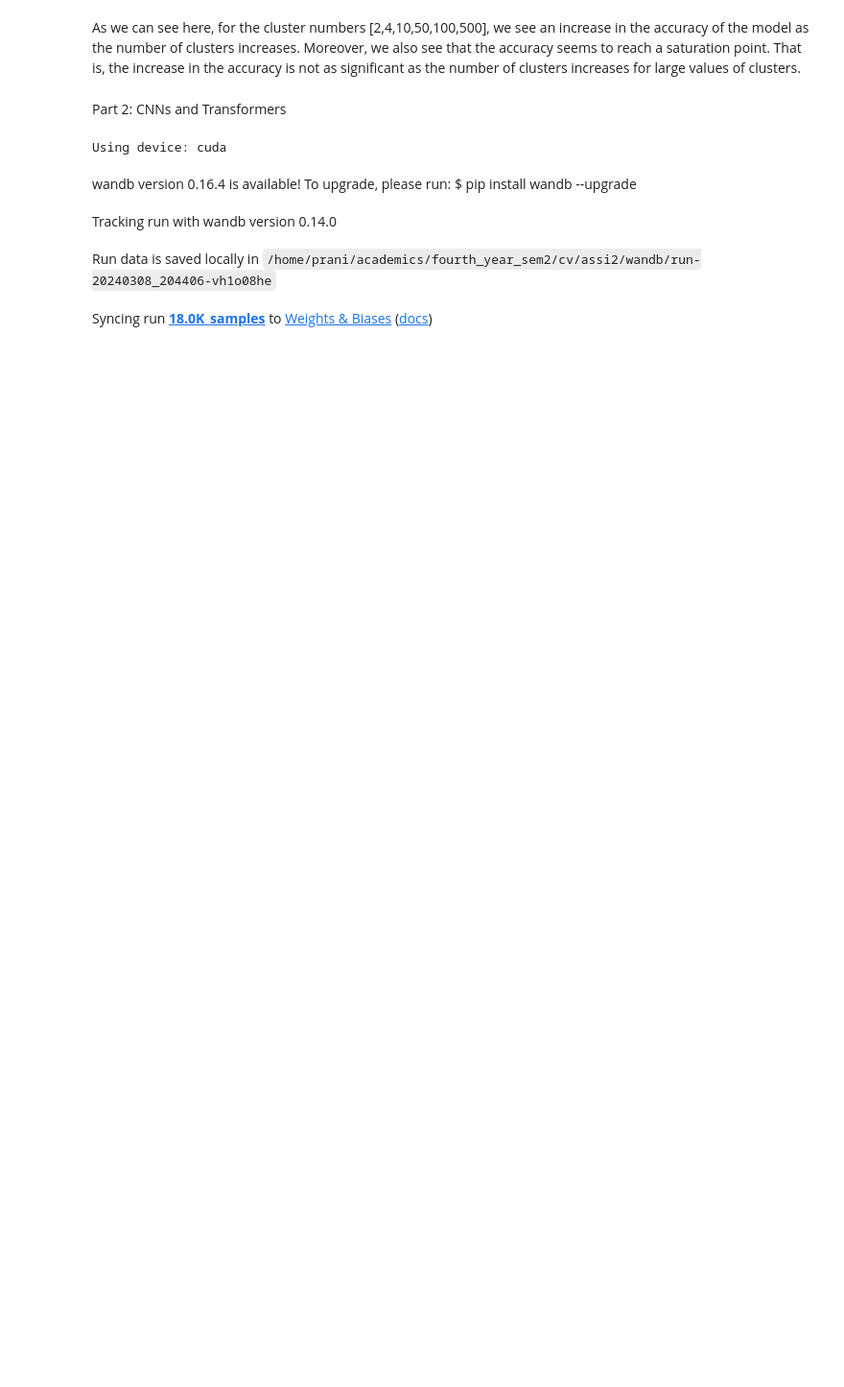
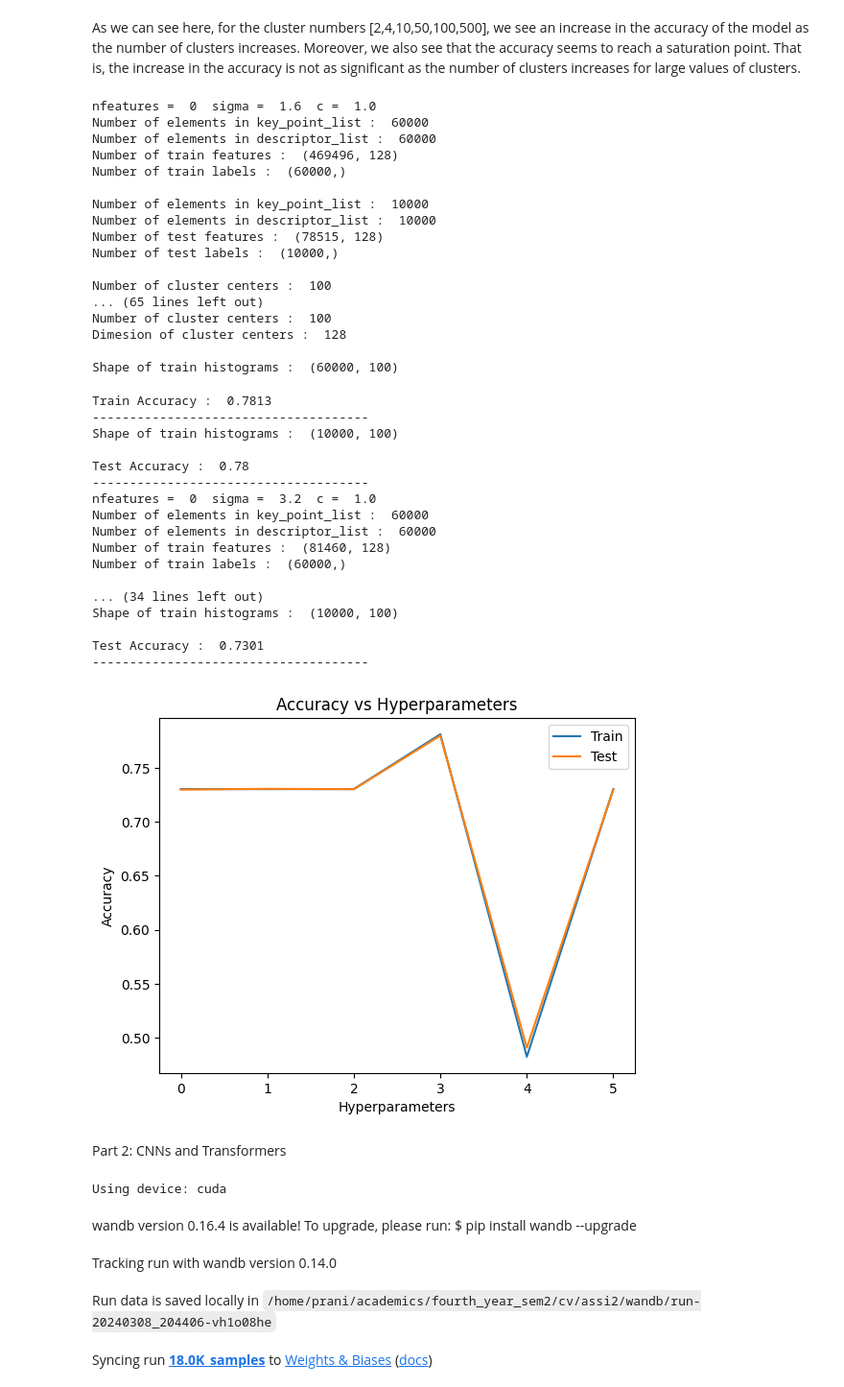
Before and after one commit to mkrishnapraneet/cv, a Jupyter notebook: assi2/assi2.ipynb, the cells around one changed output. Shown: that part at 96% size. Drawn from its saved outputs; the diff is of its cells as text; code cells hidden in the pictures; blank space fills up the shorter version.

```diff
--- a/assi2/assi2.ipynb
+++ b/assi2/assi2.ipynb
@@ -134,7 +140,7 @@ def make_histograms(descriptor_list, kmeans, k):
     print()
     return histograms
 
-def train_SVM(train_histograms, train_labels):
+def train_SVM(train_histograms, train_labels, c=1.0):
     # train a linear SVM for 10-way classification using the histograms
     svm = LinearSVC(random_state=42, max_iter=10000)
     svm.fit(train_histograms, train_labels)
@@ -196,5 +183,70 @@ Test Accuracy :  0.8356
 # %% [markdown]
 As we can see here, for the cluster numbers [2,4,10,50,100,500], we see an increase in the accuracy of the model as the number of clusters increases. Moreover, we also see that the accuracy seems to reach a saturation point. That is, the increase in the accuracy is not as significant as the number of clusters increases for large values of clusters.
+# %%
+part1_Hyp = []  # each element is a list containing [nfeatures, sigma, c]
+part1_Hyp.append([0, 1.6, 1.0])
+part1_Hyp.append([0, 1.6, 0.1])
+part1_Hyp.append([0, 1.6, 10.0])
+part1_Hyp.append([0, 0.8, 1.0])
+part1_Hyp.append([0, 3.2, 1.0])
+part1_Hyp.append([100, 1.6, 1.0])
+# %%
+accs = np.zeros((len(part1_Hyp), 2))
+
+for hyp in part1_Hyp:
+    print("nfeatures = ", hyp[0], " sigma = ", hyp[1], " c = ", hyp[2])
+    extract_sift_features(hyp[0], hyp[1])
+    kmeans = cluster_features(100, train_features)
+    train_histograms = make_histograms(descriptor_list, kmeans, 100)
+    svm = train_SVM(train_histograms, train_labels, hyp[2])
+    accs[part1_Hyp.index(hyp), 0] = test_SVM(svm, train_histograms, train_labels, 'Train')
+
+    test_histograms = make_histograms(descriptor_list_test, kmeans, 100)
+    accs[part1_Hyp.index(hyp), 1] = test_SVM(svm, test_histograms, test_labels, 'Test')
+
+plt.plot(range(len(part1_Hyp)), accs[:, 0], label='Train')
+plt.plot(range(len(part1_Hyp)), accs[:, 1], label='Test')
+plt.xlabel('Hyperparameters')
+plt.ylabel('Accuracy')
+plt.title('Accuracy vs Hyperparameters')
+plt.legend()
+plt.show()
+# %% [output]
+nfeatures =  0  sigma =  1.6  c =  1.0
+Number of elements in key_point_list :  60000
+Number of elements in descriptor_list :  60000
+Number of train features :  (469496, 128)
+Number of train labels :  (60000,)
+
+Number of elements in key_point_list :  10000
+Number of elements in descriptor_list :  10000
+Number of test features :  (78515, 128)
+Number of test labels :  (10000,)
+
+Number of cluster centers :  100
+... (65 lines left out)
+Number of cluster centers :  100
+Dimesion of cluster centers :  128
+
+Shape of train histograms :  (60000, 100)
+Train Accuracy :  0.7813
+-------------------------------------
+Shape of train histograms :  (10000, 100)
+
+Test Accuracy :  0.78
+-------------------------------------
+nfeatures =  0  sigma =  3.2  c =  1.0
+Number of elements in key_point_list :  60000
+Number of elements in descriptor_list :  60000
+Number of train features :  (81460, 128)
+Number of train labels :  (60000,)
+
+... (34 lines left out)
+Shape of train histograms :  (10000, 100)
+
+Test Accuracy :  0.7301
+-------------------------------------
+[figure, added]
 # %% [markdown]
 Part 2: CNNs and Transformers
 # %%
```
Also changed, not shown: parts of 3 cells of this notebook.
